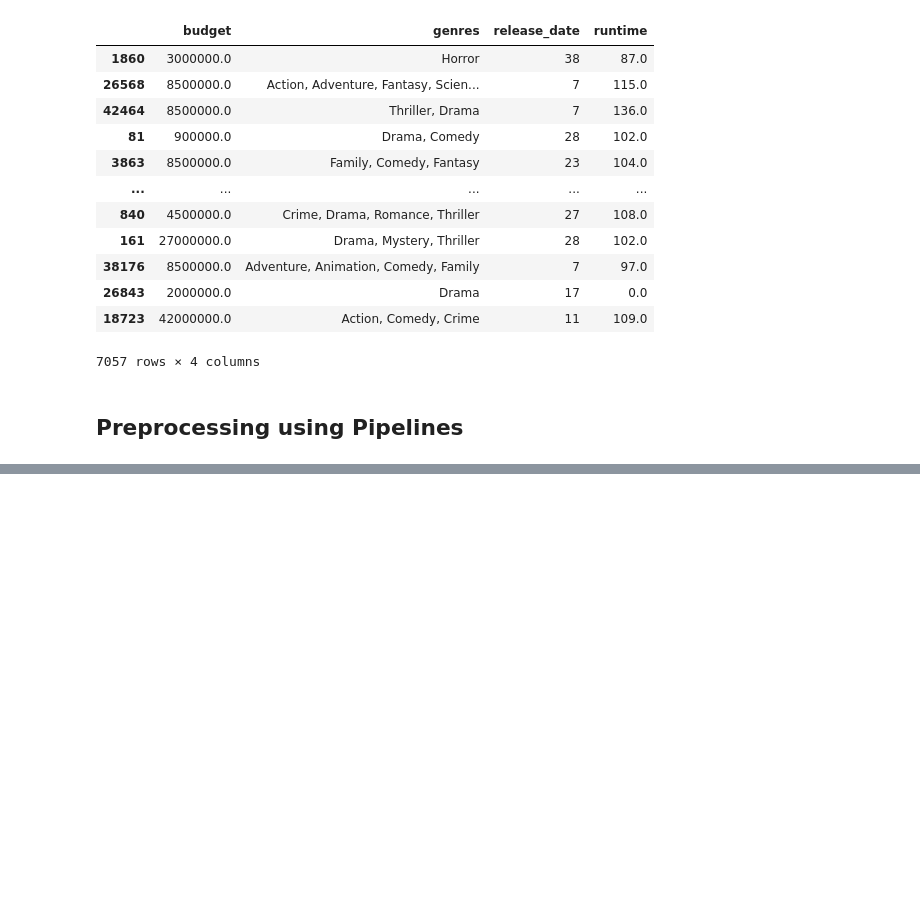
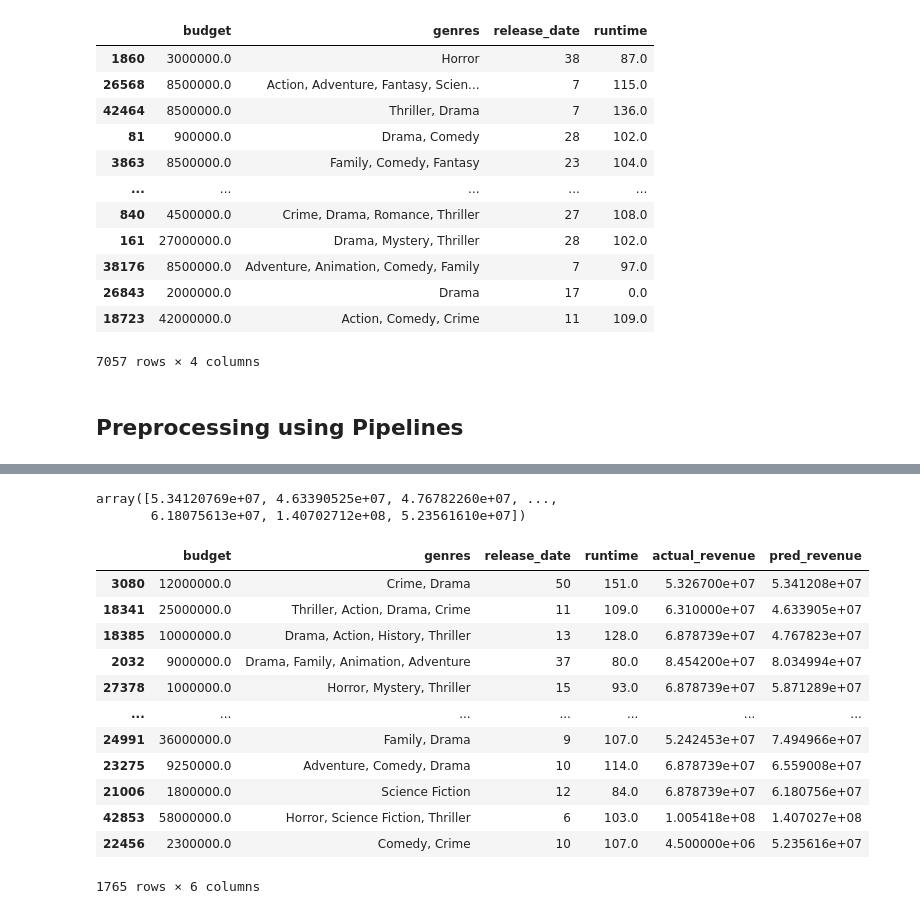
Before and after one commit to neysapatel/movies, a Jupyter notebook: movies.ipynb, the cells around one changed output, grey strips where cells are left out. Drawn from its saved outputs; the diff is of its cells as text; code cells hidden in the pictures; blank space fills up the shorter version.

```diff
--- a/movies.ipynb
+++ b/movies.ipynb
@@ -434,0 +578,24 @@ AttributeError: array not found
+# %%
+estimator.predict(X_test)
+# %% [output]
+array([5.34120769e+07, 4.63390525e+07, 4.76782260e+07, ...,
+       6.18075613e+07, 1.40702712e+08, 5.23561610e+07])
+# %%
+X_test["actual_revenue"] = y_test
+X_test["pred_revenue"] = estimator.predict(X_test)
+# %%
+X_test
+# %% [output]
+|  | budget | genres | release_date | runtime | actual_revenue | pred_revenue |
+| 3080 | 12000000.0 | Crime, Drama | 50 | 151.0 | 5.326700e+07 | 5.341208e+07 |
+| 18341 | 25000000.0 | Thriller, Action, Drama, Crime | 11 | 109.0 | 6.310000e+07 | 4.633905e+07 |
+| 18385 | 10000000.0 | Drama, Action, History, Thriller | 13 | 128.0 | 6.878739e+07 | 4.767823e+07 |
+| 2032 | 9000000.0 | Drama, Family, Animation, Adventure | 37 | 80.0 | 8.454200e+07 | 8.034994e+07 |
+| 27378 | 1000000.0 | Horror, Mystery, Thriller | 15 | 93.0 | 6.878739e+07 | 5.871289e+07 |
+| ... | ... | ... | ... | ... | ... | ... |
+| 24991 | 36000000.0 | Family, Drama | 9 | 107.0 | 5.242453e+07 | 7.494966e+07 |
+| 23275 | 9250000.0 | Adventure, Comedy, Drama | 10 | 114.0 | 6.878739e+07 | 6.559008e+07 |
+| 21006 | 1800000.0 | Science Fiction | 12 | 84.0 | 6.878739e+07 | 6.180756e+07 |
+| 42853 | 58000000.0 | Horror, Science Fiction, Thriller | 6 | 103.0 | 1.005418e+08 | 1.407027e+08 |
+| 22456 | 2300000.0 | Comedy, Crime | 10 | 107.0 | 4.500000e+06 | 5.235616e+07 |
+1765 rows × 6 columns
```
Also changed, not shown: parts of 15 cells of this notebook.
